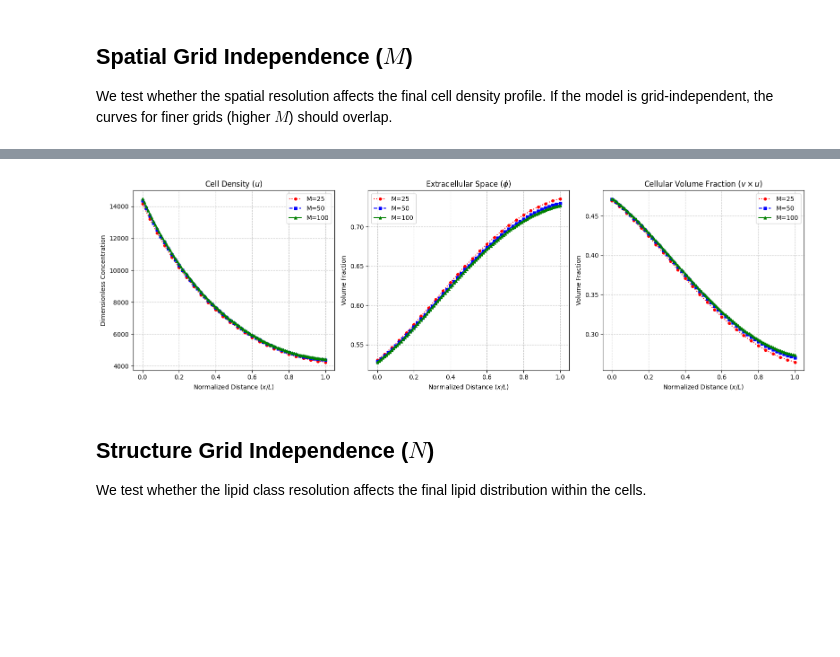
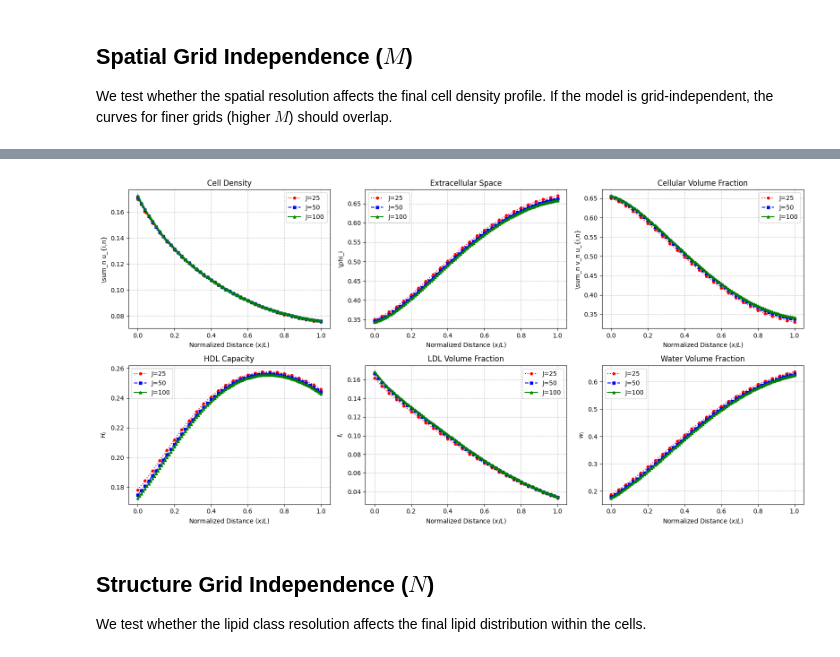
Before and after one commit to eleonoraagostinelli/VolumeFilling-Multiscale-Model, a Jupyter notebook: convergence_and_sensitivity_tests.ipynb, the cells around one changed output, grey strips where cells are left out. Cells and saved outputs as stored; diff of their text form; code cells hidden in the pictures; blank space fills up the shorter version.

```diff
--- a/convergence_and_sensitivity_tests.ipynb
+++ b/convergence_and_sensitivity_tests.ipynb
@@ -22,22 +26,24 @@ t_eval = np.linspace(*t_span, 50)
 ## Spatial Grid Independence ($M$)
 We test whether the spatial resolution affects the final cell density profile. If the model is grid-independent, the curves for finer grids (higher $M$) should overlap.
 # %%
-M_values = [25, 50, 100]
+J_values = [25, 50, 100]
 
-# Dictionary to just store the spatial arrays for each M
+# Dictionary to just store the spatial arrays for each J
 spatial_results = {}
 
-for M in M_values:
+for J in J_values:
     # Setup model with current M
-    print(f"Simulating M = {M}...")
-    p = get_base_params(M=M)
+    print(f"Simulating J = {J}...")
+    p = get_base_params(J=J)
     model = MacrophageModel(p)
 
     # 2. Run simulation (starting with empty domain)
-    u0 = np.zeros((M + 1, p.N + 1)).ravel()
-    U, _ = model.solve(t_span, t_eval, y0=u0)
+    u0 = np.zeros((J + 1, p.N + 4))
+    u0[:,p.N+2:p.N+4] = 1.0
+    y0 = u0.ravel()
+    U, _ = model.solve(t_span, t_eval, y0=y0)
 
     # 3. Compute diagnostics
     diagnostics = model.compute_diagnostics(U)
-    spatial_results[M] = diagnostics["spatial"]
+    spatial_results[J] = diagnostics["spatial"]
 # %% [output]
@@ -47,51 +53,76 @@ Simulating M = 100...
 # %%
 # 3. Plot the Spatial Profiles Side-by-Side (WITH MARKERS)
-fig, axes = plt.subplots(1, 3, figsize=(16, 5))
+fig, axes = plt.subplots(2, 3, figsize=(16, 8))
+axes = axes.flatten()
 
 colors = {25: 'red', 50: 'blue', 100: 'green'}
 line_styles = {25: ':', 50: '--', 100: '-'}
 # NEW: Define a unique marker shape for each grid resolution
 markers = {25: 'o', 50: 's', 100: '^'}  # Circle, Square, Triangle
 
-for M in M_values:
-    normalized_x = np.linspace(0, 1.0, M + 1)
+for J in J_values:
+    normalized_x = np.linspace(0, 1.0, J + 1)
 
-    u_profile = spatial_results[M]["cell_density"][-1, :]
-    phi_profile = spatial_results[M]["phi"][-1, :]
-    vu_profile = spatial_results[M]["volume_fraction"][-1, :]
+    u_profile = spatial_results[J]["cell_density"][-1, :]
+    phi_profile = spatial_results[J]["phi"][-1, :]
+    vu_profile = spatial_results[J]["volume_fraction"][-1, :]
+    H_profile = spatial_results[J]["HDL_capacity"][-1, :]
+    l_profile = spatial_results[J]["LDL_volume_fraction"][-1, :]
+    w_profile = spatial_results[J]["water_volume_fraction"][-1, :]
 
     # Added marker and markersize to each plot
-    axes[0].plot(normalized_x, u_profile, label=f'M={M}',
-                 color=colors[M], linestyle=line_styles[M], linewidth=1.5,
-                 marker=markers[M], markersize=4)
+    axes[0].plot(normalized_x, u_profile, label=f'J={J}',
+                 color=colors[J], linestyle=line_styles[J], linewidth=1.5,
+                 marker=markers[J], markersize=4)
 
-    axes[1].plot(normalized_x, phi_profile, label=f'M={M}',
-                 color=colors[M], linestyle=line_styles[M], linewidth=1.5,
-                 marker=markers[M], markersize=4)
+    axes[1].plot(normalized_x, phi_profile, label=f'J={J}',
+                 color=colors[J], linestyle=line_styles[J], linewidth=1.5,
+                 marker=markers[J], markersize=4)
 
-    axes[2].plot(normalized_x, vu_profile, label=f'M={M}',
-                 color=colors[M], linestyle=line_styles[M], linewidth=1.5,
-                 marker=markers[M], markersize=4)
+    axes[2].plot(normalized_x, vu_profile, label=f'J={J}',
+                 color=colors[J], linestyle=line_styles[J], linewidth=1.5,
+                 marker=markers[J], markersize=4)
+
+    axes[3].plot(normalized_x, H_profile, label=f'J={J}',
+                 color=colors[J], linestyle=line_styles[J], linewidth=1.5,
+                 marker=markers[J], markersize=4)
+
+    axes[4].plot(normalized_x, l_profile, label=f'J={J}',
+                 color=colors[J], linestyle=line_styles[J], linewidth=1.5,
+                 marker=markers[J], markersize=4)
+
+    axes[5].plot(normalized_x, w_profile, label=f'J={J}',
+                 color=colors[J], linestyle=line_styles[J], linewidth=1.5,
+                 marker=markers[J], markersize=4)
 
 # Format the plots
-axes[0].set_title("Cell Density ($u$)")
-axes[0].set_ylabel("Dimensionless Concentration")
+axes[0].set_title("Cell Density")
+axes[0].set_ylabel(r"\sum_n u_{i,n}")
 
-axes[1].set_title(r"Extracellular Space ($\phi$)")
-axes[1].set_ylabel("Volume Fraction")
+axes[1].set_title(r"Extracellular Space")
+axes[1].set_ylabel(r"\phi_i")
 
-axes[2].set_title("Cellular Volume Fraction ($v \\times u$)")
-axes[2].set_ylabel("Volume Fraction")
+axes[2].set_title("Cellular Volume Fraction")
+axes[2].set_ylabel(r"\sum_n v_n u_{i,n}")
+
+axes[3].set_title("HDL Capacity")
+axes[3].set_ylabel("$H_i$")
+
+axes[4].set_title(r"LDL Volume Fraction")
+axes[4].set_ylabel(r"$\ell_i$")
+
+axes[5].set_title("Water Volume Fraction")
+axes[5].set_ylabel("$w_i$")
 
 for ax in axes:
     ax.set_xlabel("Normalized Distance ($x/L$)")
     ax.legend()
     ax.grid(True, linestyle='--', alpha=0.7)
 
 plt.tight_layout()
 plt.show()
 # %% [output]
-[figure, old version]
+[figure, new version]
 # %% [markdown]
 ## Structure Grid Independence ($N$)
 We test whether the lipid class resolution affects the final lipid distribution within the cells.
```
Also changed, not shown: parts of 3 cells of this notebook, 1 other file.
